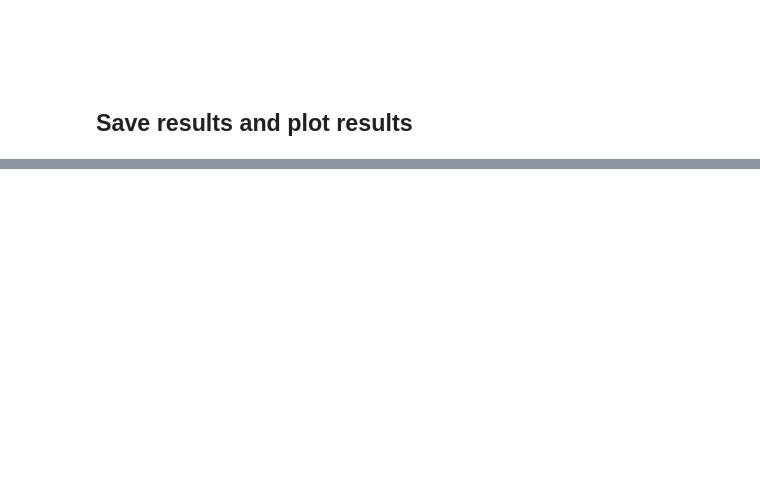
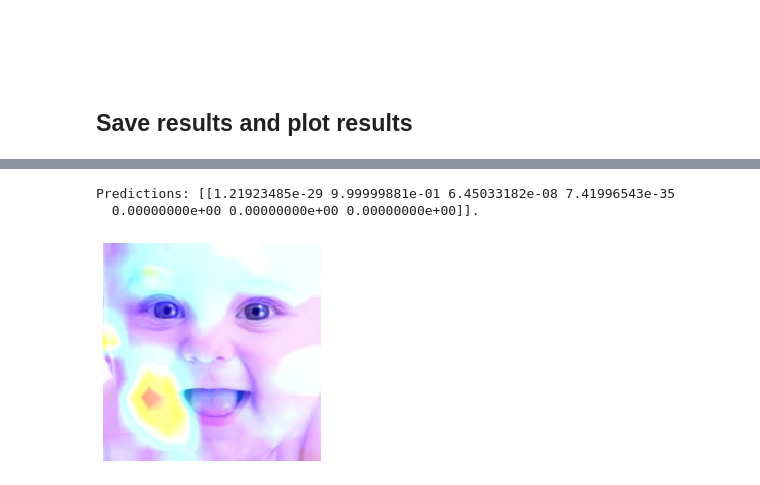
Before and after one commit to paulorijnberg/deep-learning-age-estimation, a Jupyter notebook: notebooks/neural-networks-UTKface_cropped-balanced.ipynb, the cells around one changed output, grey strips where cells are left out. Drawn from its saved outputs; the diff is of its cells as text; code cells hidden in the pictures; blank space fills up the shorter version.

Commit message:
ran vgg16 with utkface cropped balanced dataset

```diff
--- a/notebooks/neural-networks-UTKface_cropped-balanced.ipynb
+++ b/notebooks/neural-networks-UTKface_cropped-balanced.ipynb
@@ -957,11 +979,15 @@ plot_history(history, line1='loss', line2='val_loss',
 # %%
 # Plot image activation
-best_val_score =
-model_path     =
+best_val_score = 'models-and-results-UTKface_cropped-balanced/neural-network-3.0-transfer-learning-vgg16-weights-0.49.h5'
+model_path     = 'models-and-results-UTKface_cropped-balanced/neural-network-3.0-transfer-learning-vgg16-model.h5'
 
 plot_image_activation(model_path   = model_path,
                       weights_path = best_val_score,
                       img_path     = r'datasets\UTKface_cropped-new-structure-balanced\test\10\1_0_0_20170110212624891.jpg.chip.jpg')
+# %% [output]
+Predictions: [[1.21923485e-29 9.99999881e-01 6.45033182e-08 7.41996543e-35
+  0.00000000e+00 0.00000000e+00 0.00000000e+00]].
+[figure, added]
 # %%
 plot_image_activation(model_path   = model_path,
                       weights_path = best_val_score,
```
Also changed, not shown: parts of 6 cells of this notebook.
